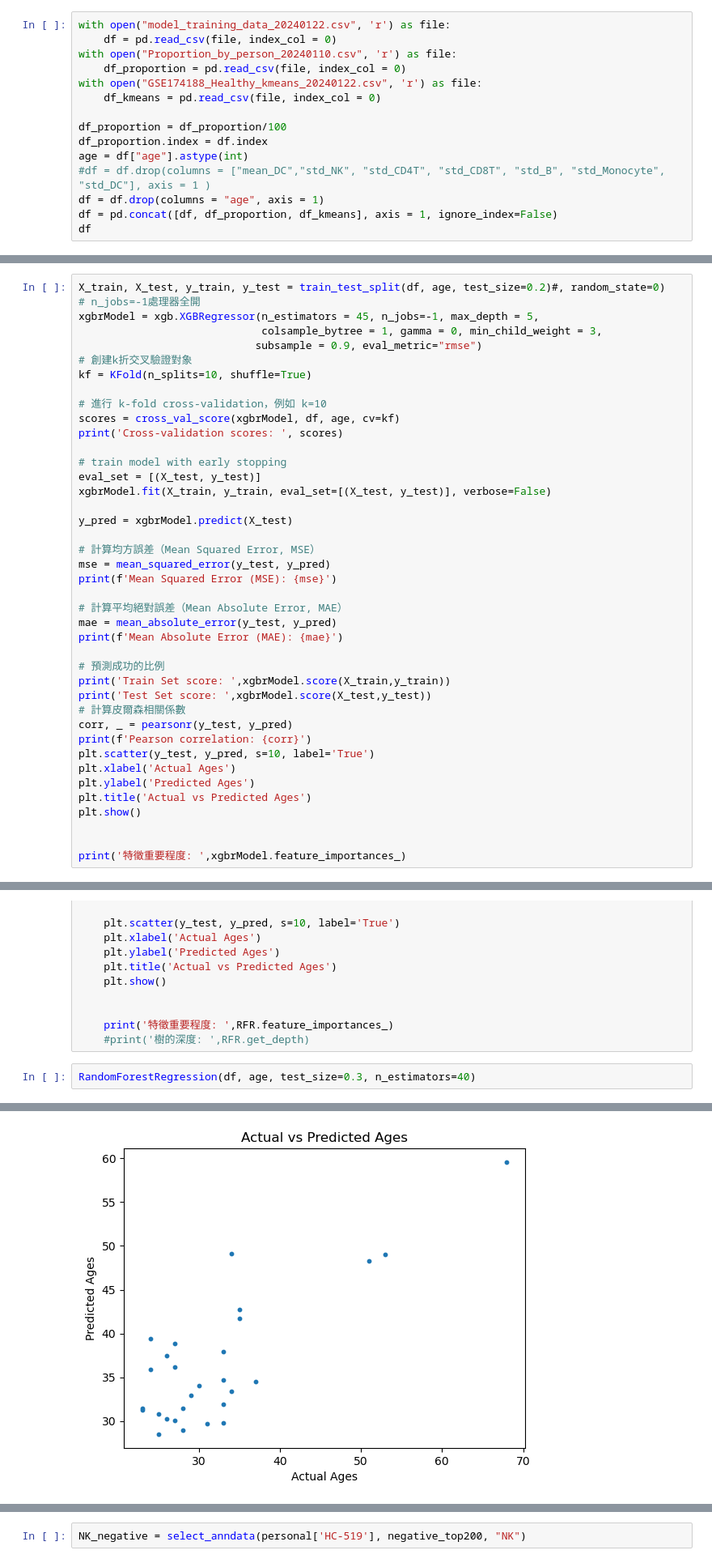
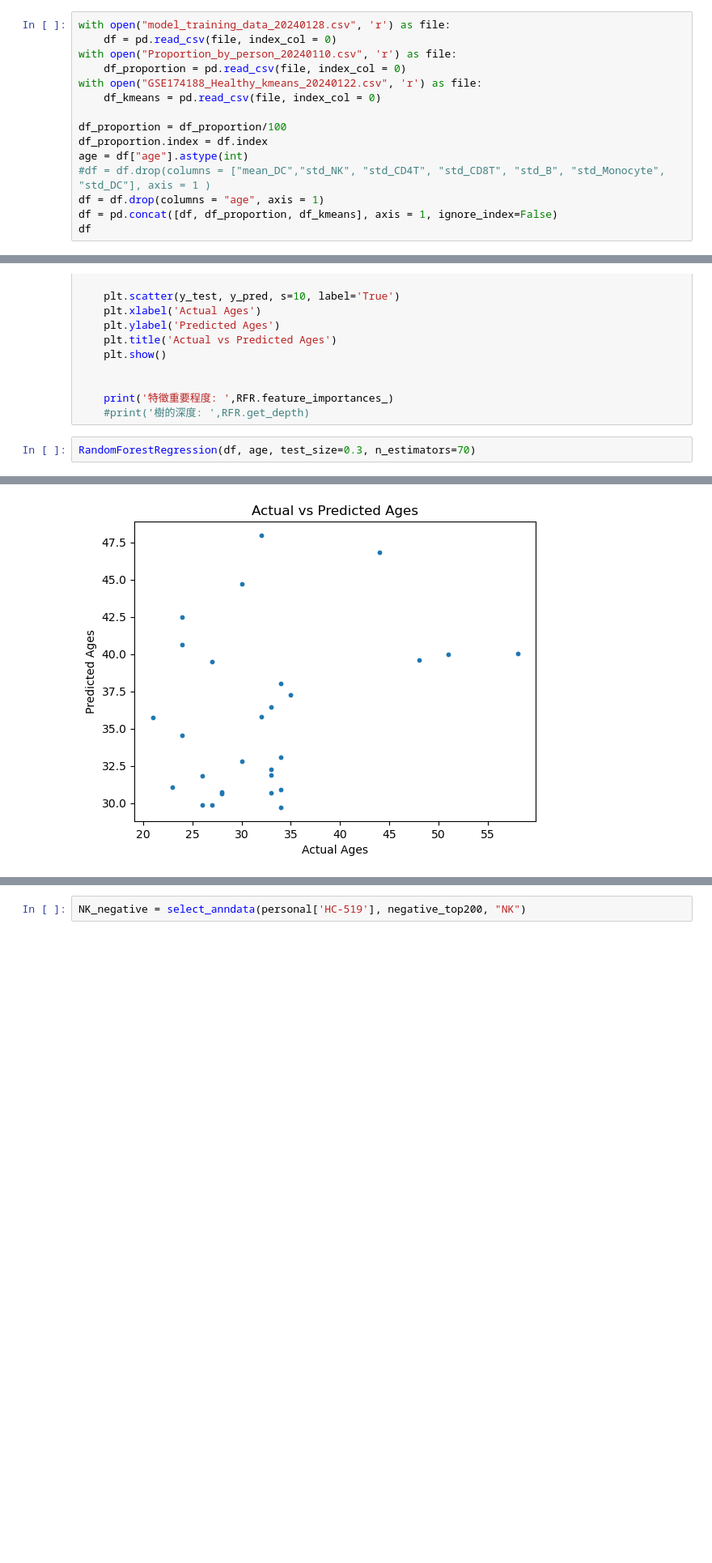
Before and after one commit to benson8902/Research, a Jupyter notebook: Code/Step7 XGBR_20240122.ipynb, the cells around one changed output, grey strips where cells are left out. Shown at 81% size. Drawn from its saved outputs; the diff is of its cells as text; blank space fills up the shorter version.

```diff
--- a/Code/Step7 XGBR_20240122.ipynb
+++ b/Code/Step7 XGBR_20240122.ipynb
@@ -288,7 +239,7 @@ from sklearn.metrics import mean_squared_error, mean_absolute_error
 import matplotlib.pyplot as plt
 from scipy.stats import pearsonr
 # %%
-with open("model_training_data_20240122.csv", 'r') as file:
+with open("model_training_data_20240128.csv", 'r') as file:
     df = pd.read_csv(file, index_col = 0)
 with open("Proportion_by_person_20240110.csv", 'r') as file:
     df_proportion = pd.read_csv(file, index_col = 0)
@@ -319,44 +304,3 @@ df
 # %% [markdown]
 # 寫檔
 df.to_csv('GSE174188_Healthy_model_20240122.csv', index=True)
-# %%
-X_train, X_test, y_train, y_test = train_test_split(df, age, test_size=0.2)#, random_state=0)
-# n_jobs=-1處理器全開
-xgbrModel = xgb.XGBRegressor(n_estimators = 45, n_jobs=-1, max_depth = 5,
-                             colsample_bytree = 1, gamma = 0, min_child_weight = 3,
-                            subsample = 0.9, eval_metric="rmse")
-# 創建k折交叉驗證對象
-kf = KFold(n_splits=10, shuffle=True)
-
-# 進行 k-fold cross-validation，例如 k=10
-scores = cross_val_score(xgbrModel, df, age, cv=kf)
-print('Cross-validation scores: ', scores)
-
-# train model with early stopping
-eval_set = [(X_test, y_test)]
-xgbrModel.fit(X_train, y_train, eval_set=[(X_test, y_test)], verbose=False)
-
-y_pred = xgbrModel.predict(X_test)
-
-# 計算均方誤差（Mean Squared Error, MSE）
-mse = mean_squared_error(y_test, y_pred)
-print(f'Mean Squared Error (MSE): {mse}')
-
-# 計算平均絕對誤差（Mean Absolute Error, MAE）
-mae = mean_absolute_error(y_test, y_pred)
-print(f'Mean Absolute Error (MAE): {mae}')
-
-# 預測成功的比例
-print('Train Set score: ',xgbrModel.score(X_train,y_train))
-print('Test Set score: ',xgbrModel.score(X_test,y_test))
-# 計算皮爾森相關係數
-corr, _ = pearsonr(y_test, y_pred)
-print(f'Pearson correlation: {corr}')
-plt.scatter(y_test, y_pred, s=10, label='True')
-plt.xlabel('Actual Ages')
-plt.ylabel('Predicted Ages')
-plt.title('Actual vs Predicted Ages')
-plt.show()
-
-
-print('特徵重要程度: ',xgbrModel.feature_importances_)
@@ -413,5 +453,5 @@ def RandomForestRegression(X, y, test_size=0.3, n_estimators=10):
     print('特徵重要程度: ',RFR.feature_importances_)
     #print('樹的深度: ',RFR.get_depth)
 # %%
-RandomForestRegression(df, age, test_size=0.3, n_estimators=40)
+RandomForestRegression(df, age, test_size=0.3, n_estimators=70)
 # %% [output]
@@ -425 +465 @@ Pearson correlation: 0.8054190036303192
-[figure, old version]
+[figure, new version]
```
Also changed, not shown: parts of 26 cells of this notebook, 1 other file.
